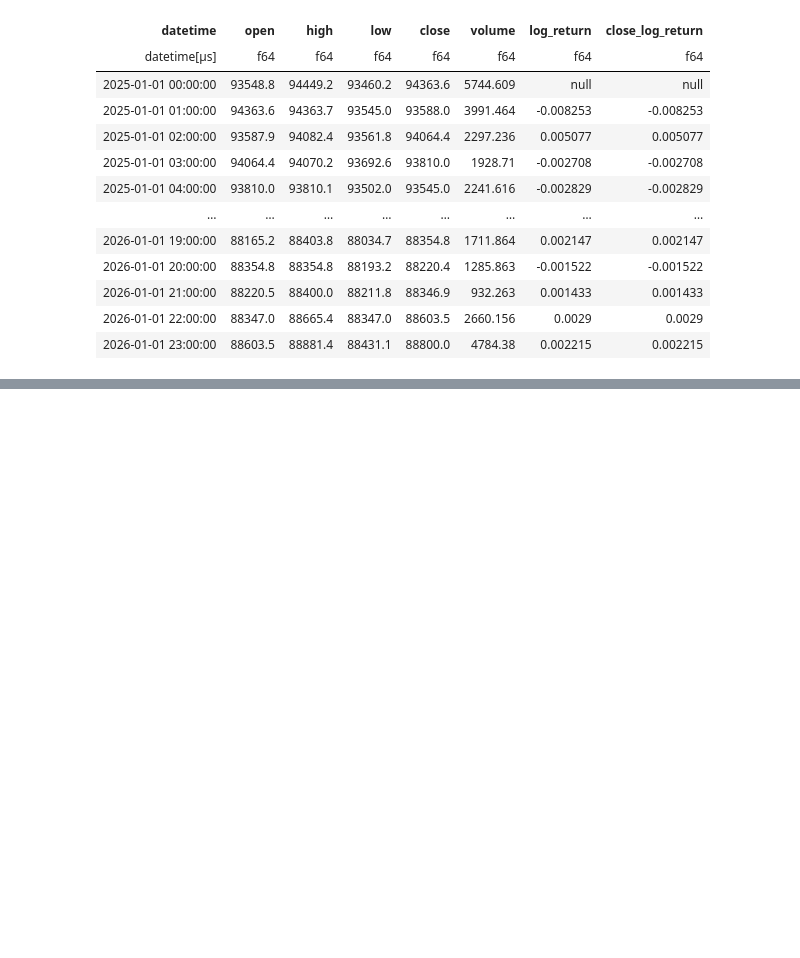
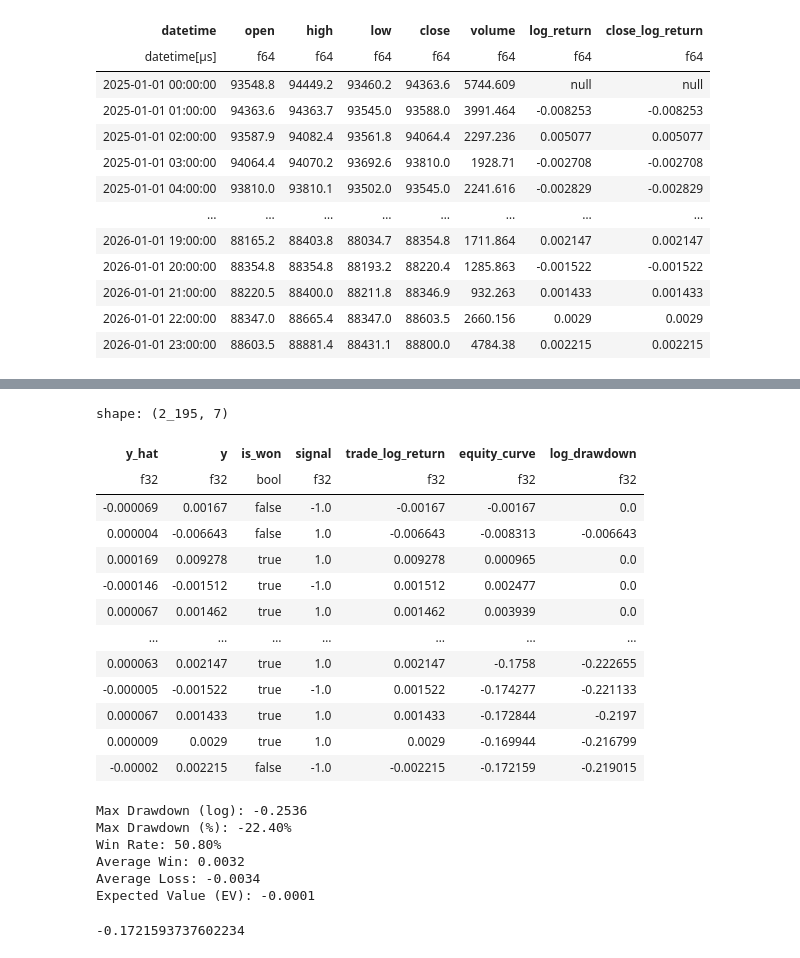
Before and after one commit to nickderaj/quant-trading-labs, a Jupyter notebook: src/research.ipynb, the cells around one changed output, grey strips where cells are left out. Drawn from its saved outputs; the diff is of its cells as text; code cells hidden in the pictures; blank space fills up the shorter version.

```diff
--- a/src/research.ipynb
+++ b/src/research.ipynb
@@ -131,0 +316,7 @@ shape: (8_784, 17)
+# %%
+import importlib
+importlib.reload(research)
+
+# make the above re-usable
+x_train, x_test, y_train, y_test = research.timeseries_train_test_split(ts, features, target, test_size)
+x_train.shape, x_test.shape, y_train.shape, y_test.shape
@@ -131,0 +380,13 @@ shape: (8_784, 17)
+# %%
+trade_results = pl.DataFrame({
+    'y_hat': y_hat.numpy().flatten(),
+    'y': y_test.numpy().flatten()
+}).with_columns(
+    (pl.col('y_hat').sign() == pl.col('y').sign()).alias('is_won'),
+    pl.col('y_hat').sign().alias('signal'),
+).with_columns(
+    (pl.col('signal') * pl.col('y')).alias('trade_log_return')
+).with_columns(
+    pl.col('trade_log_return').cum_sum().alias('equity_curve')
+)
+trade_results
@@ -131,0 +412,56 @@ shape: (8_784, 17)
+# %%
+trade_results = trade_results.with_columns(
+    (pl.col('equity_curve') - pl.col('equity_curve').cum_max()).alias('log_drawdown')
+)
+trade_results
+# %% [output]
+shape: (2_195, 7)
+| y_hat | y | is_won | signal | trade_log_return | equity_curve | log_drawdown |
+| f32 | f32 | bool | f32 | f32 | f32 | f32 |
+| -0.000069 | 0.00167 | false | -1.0 | -0.00167 | -0.00167 | 0.0 |
+| 0.000004 | -0.006643 | false | 1.0 | -0.006643 | -0.008313 | -0.006643 |
+| 0.000169 | 0.009278 | true | 1.0 | 0.009278 | 0.000965 | 0.0 |
+| -0.000146 | -0.001512 | true | -1.0 | 0.001512 | 0.002477 | 0.0 |
+| 0.000067 | 0.001462 | true | 1.0 | 0.001462 | 0.003939 | 0.0 |
+| … | … | … | … | … | … | … |
+| 0.000063 | 0.002147 | true | 1.0 | 0.002147 | -0.1758 | -0.222655 |
+| -0.000005 | -0.001522 | true | -1.0 | 0.001522 | -0.174277 | -0.221133 |
+| 0.000067 | 0.001433 | true | 1.0 | 0.001433 | -0.172844 | -0.2197 |
+| 0.000009 | 0.0029 | true | 1.0 | 0.0029 | -0.169944 | -0.216799 |
+| -0.00002 | 0.002215 | false | -1.0 | -0.002215 | -0.172159 | -0.219015 |
+# %%
+import numpy as np
+
+max_drawdown_log = trade_results['log_drawdown'].min()
+assert isinstance(max_drawdown_log, (int, float))
+drawdown_pct = np.exp(max_drawdown_log) - 1
+print(f"Max Drawdown (log): {max_drawdown_log:.4f}")
+print(f"Max Drawdown (%): {drawdown_pct:.2%}")
+
+win_rate = trade_results['is_won'].mean()
+avg_win = trade_results.filter(pl.col('is_won') == True)['trade_log_return'].mean()
+avg_loss = trade_results.filter(pl.col('is_won') == False)['trade_log_return'].mean()
+
+# fix typing issues
+assert isinstance(win_rate, (int, float))
+assert isinstance(avg_win, (int, float))
+assert isinstance(avg_loss, (int, float))
+print(f"Win Rate: {win_rate:.2%}")
+
+print(f"Average Win: {avg_win:.4f}")
+print(f"Average Loss: {avg_loss:.4f}")
+
+ev = (win_rate * avg_win) + ((1 - win_rate) * avg_loss)
+print(f"Expected Value (EV): {ev:.4f}")
+# %% [output]
+Max Drawdown (log): -0.2536
+Max Drawdown (%): -22.40%
+Win Rate: 50.80%
+Average Win: 0.0032
+Average Loss: -0.0034
+Expected Value (EV): -0.0001
+# %%
+total_log_return = trade_results['trade_log_return'].sum()
+total_log_return
+# %% [output]
+-0.1721593737602234
```
Also changed, not shown: parts of 21 cells of this notebook, 1 other file.
